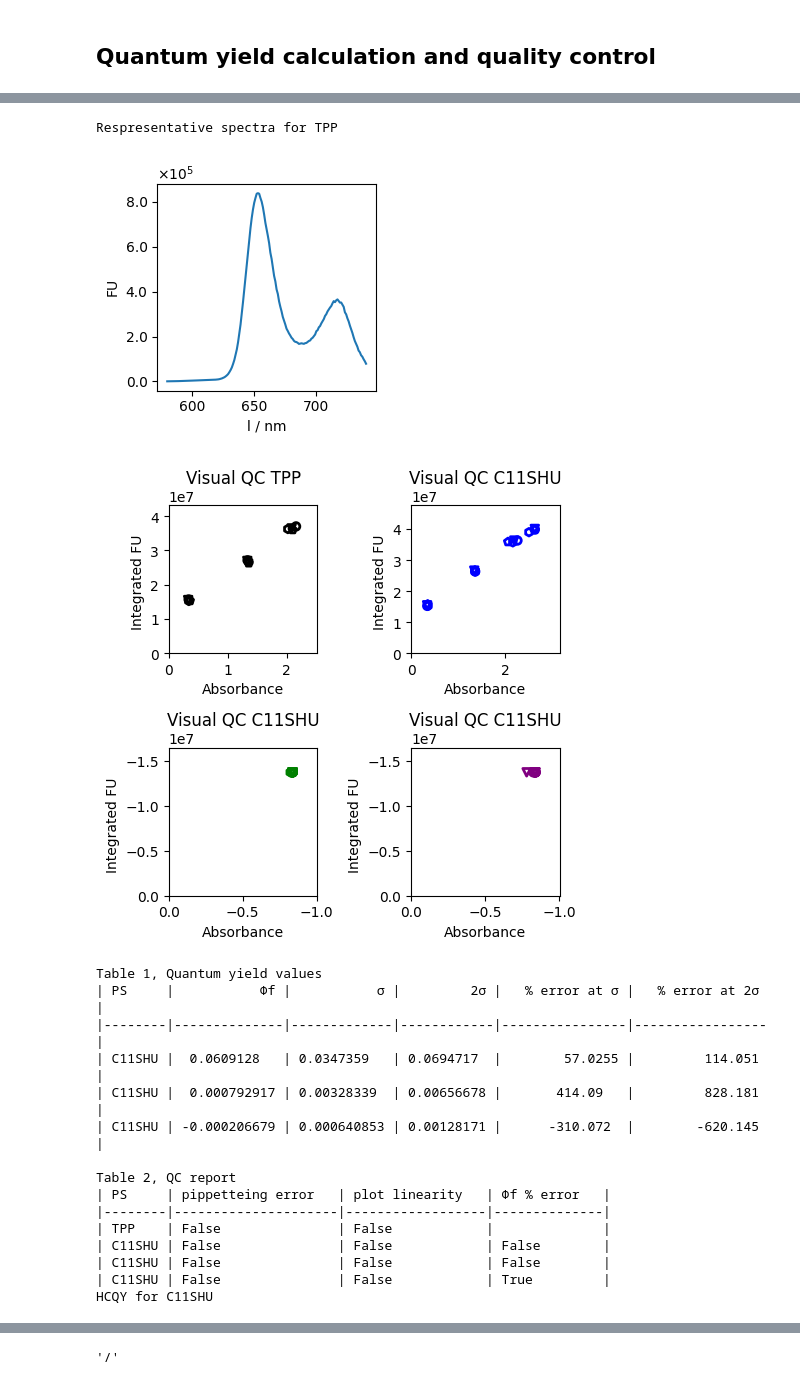
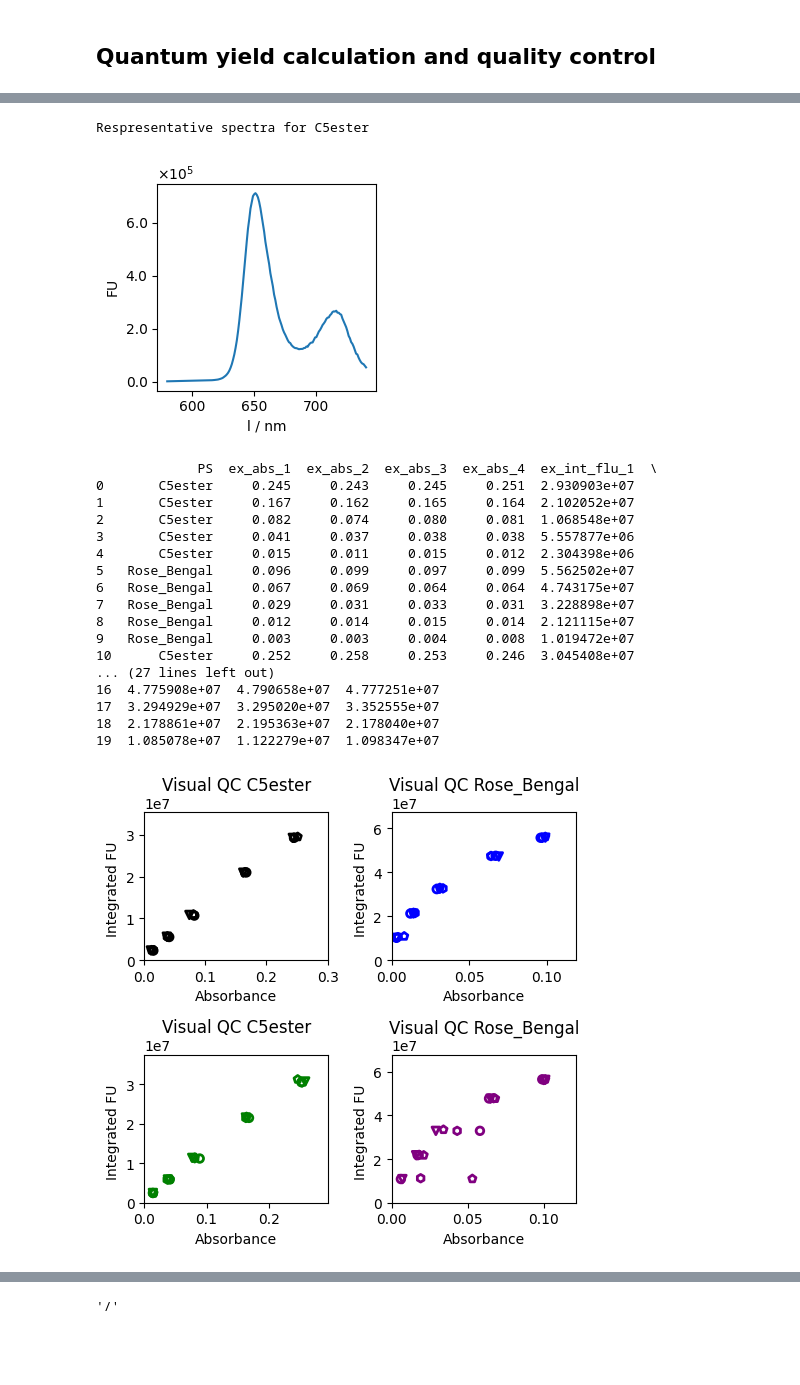
Before and after one commit to drsimonturega/high_content_quantum_yield, a Jupyter notebook: HCQY_006.ipynb, the cells around one changed output, grey strips where cells are left out. Drawn from its saved outputs; the diff is of its cells as text; code cells hidden in the pictures; blank space fills up the shorter version.

```diff
--- a/HCQY_006.ipynb
+++ b/HCQY_006.ipynb
@@ -15,7 +15,7 @@
 # %%
 # @title ## Lab book code for this experiemnt
 # @markdown ### Enter the lab book code for this experiemnt
-lab_book_code = '1406_nil' # @param {type:"string"}
+lab_book_code = '131101_7' # @param {type:"string"}
 import os
 import shutil
 
@@ -37,12 +37,13 @@ os.chdir(lab_book_code)
 # %%
 # @title ## Collecting parameters for analysis
 # @markdown ### Enter the name of the PS used in this experiment
-Standard_PS = 'TPP' # @param {type:"string"}
-PS_one  = 'C11SHU' # @param {type:"string"}
-PS_two = 'C11SHU' # @param {type:"string"}
-PS_three = 'C11SHU' # @param {type:"string"}
+# @markdown #### Check your plate map!
+Standard_PS = 'C5ester' # @param {type:"string"}
+PS_one  = 'Rose_Bengal' # @param {type:"string"}
+PS_two = 'C5ester' # @param {type:"string"}
+PS_three = 'Rose_Bengal' # @param {type:"string"}
 # @markdown ### Enter quantum yield value for the standard PS
-st_qy  = 0.11 # @param {type:"number"}
+st_qy  = 0.10 # @param {type:"number"}
 # @markdown ### Starting wavelenth for absorbtion spectra
 abs_wav_len_start = 400 # @param {type:"number"}
 # @markdown ### Fluorescence excitation wavelength
@@ -255,6 +256,7 @@ class hcqy_exp_to_value():
         colour_lst = ["black", "blue", "green", "purple"]
         fig, ax = plt.subplots(2, 2, figsize=(5,5))
         #loops to generate number of PS * number of repeats plots
+        print(f'{hcqy_plot}')
         for p in range(0,len(ps_lst)):
             if p == 0 or p == 1:
                 px = 0
@@ -325,16 +327,20 @@ class hcqy_exp_to_value():
         hcqy_qy["% error at 2\u03C3"]  = 0
         for p in range(1,len(ps_lst)):
             hcqy_qy.iloc[(p-1),0] = ps_lst[p]
+            # check
             hcqy_qy.iloc[(p-1),1] = statistics.mean(hcqy_grad.iloc[p
-                *4:p*4+5,4])
+                *4:p*4+4,4])
+            #check
             hcqy_qy.iloc[(p-1),2] = statistics.stdev(hcqy_grad.iloc[p
-                *4:p*4+5,4])
+                *4:p*4+4,4])
             hcqy_qy.iloc[(p-1),3] = 2 * hcqy_qy.iloc[(p-1),2]
             hcqy_qy.iloc[(p-1),4] = (hcqy_qy.iloc[(p-1),2]
                 / hcqy_qy.iloc[(p-1),1]) * 100
             hcqy_qy.iloc[(p-1),5] = (hcqy_qy.iloc[(p-1),3]
                 / hcqy_qy.iloc[(p-1),1]) * 100
         hcqy_qy = hcqy_qy.reset_index(drop=True)
+        print(f'{hcqy_grad}')
+        print(f'{hcqy_qy}')
         print("Table 1, Quantum yield values")
         qy_tab = tabulate(hcqy_qy, headers=hcqy_qy.columns,
             tablefmt="github", showindex=False)
@@ -549,18 +555,20 @@ Respresentative spectra for TPP
-Respresentative spectra for TPP
+Respresentative spectra for C5ester
-[figure, old version]
+[figure, new version]
+             PS  ex_abs_1  ex_abs_2  ex_abs_3  ex_abs_4  ex_int_flu_1  \
+0       C5ester     0.245     0.243     0.245     0.251  2.930903e+07
+1       C5ester     0.167     0.162     0.165     0.164  2.102052e+07
+2       C5ester     0.082     0.074     0.080     0.081  1.068548e+07
+3       C5ester     0.041     0.037     0.038     0.038  5.557877e+06
+4       C5ester     0.015     0.011     0.015     0.012  2.304398e+06
+5   Rose_Bengal     0.096     0.099     0.097     0.099  5.562502e+07
+6   Rose_Bengal     0.067     0.069     0.064     0.064  4.743175e+07
+7   Rose_Bengal     0.029     0.031     0.033     0.031  3.228898e+07
+8   Rose_Bengal     0.012     0.014     0.015     0.014  2.121115e+07
+9   Rose_Bengal     0.003     0.003     0.004     0.008  1.019472e+07
+10      C5ester     0.252     0.258     0.253     0.246  3.045408e+07
+... (27 lines left out)
+16  4.775908e+07  4.790658e+07  4.777251e+07
+17  3.294929e+07  3.295020e+07  3.352555e+07
+18  2.178861e+07  2.195363e+07  2.178040e+07
+19  1.085078e+07  1.122279e+07  1.098347e+07
-[figure, old version]
+[figure, new version]
-Table 1, Quantum yield values
-| PS     |           Φf |           σ |         2σ |   % error at σ |   % error at 2σ |
-|--------|--------------|-------------|------------|----------------|-----------------|
-| C11SHU |  0.0609128   | 0.0347359   | 0.0694717  |        57.0255 |         114.051 |
-| C11SHU |  0.000792917 | 0.00328339  | 0.00656678 |       414.09   |         828.181 |
-| C11SHU | -0.000206679 | 0.000640853 | 0.00128171 |      -310.072  |        -620.145 |
-
-Table 2, QC report
-| PS     | pippetteing error   | plot linearity   | Φf % error   |
-|--------|---------------------|------------------|--------------|
-| TPP    | False               | False            |              |
-| C11SHU | False               | False            | False        |
-| C11SHU | False               | False            | False        |
-| C11SHU | False               | False            | True         |
-HCQY for C11SHU
```
Also changed, not shown: parts of 4 cells of this notebook.
